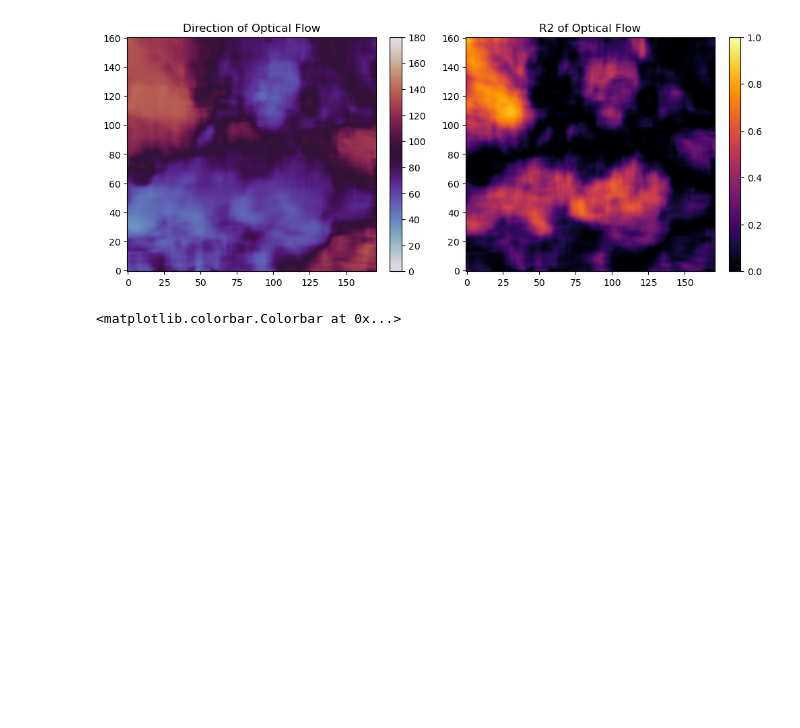
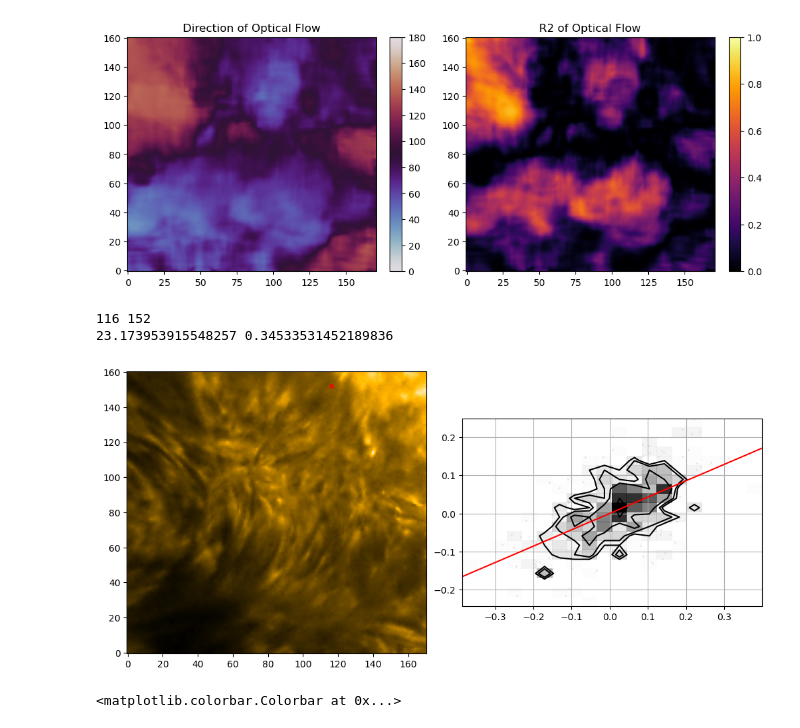
Before and after one commit to yjzhu-solar/EIS_DKIST_SolO, a Jupyter notebook: ipynb/eui/optical_flow/eui_upflow_region_1024_visual_of.ipynb, the cells around one changed output. Drawn from its saved outputs; the diff is of its cells as text; code cells hidden in the pictures; blank space fills up the shorter version.

```diff
--- a/ipynb/eui/optical_flow/eui_upflow_region_1024_visual_of.ipynb
+++ b/ipynb/eui/optical_flow/eui_upflow_region_1024_visual_of.ipynb
@@ -64,7 +59,7 @@ def fit_direction(flow,):
     for ii in range(ny):
         for jj in range(nx):
             flow_x, flow_y = flow[ii,jj,1,:], flow[ii,jj,0,:]
-            p = Polynomial.fit(flow_x, flow_y, 1)
+            p = Polynomial.fit(flow_x, flow_y, 1,)
             r2 = r2_score(flow_y, p(flow_x))
             flow_direction[ii,jj] = np.rad2deg(np.arctan(p.convert().coef[1]))
             flow_direction_r2[ii,jj] = r2
@@ -89,6 +84,22 @@ plt.colorbar(im2)
 # %% [output]
 <matplotlib.colorbar.Colorbar at 0x...>
 [figure]
+# %%
+x_random, y_random = np.random.randint(0,169), np.random.randint(0,159)
+fig, (ax1,ax2) = plt.subplots(1,2,figsize=(10,5),layout='constrained')
+ax1.imshow(denoise(eui_map_seq_coalign_crop[181].data, [5,3], Triangle),origin='lower',
+           aspect=1,cmap='sdoaia171')
+ax1.scatter(x_random, y_random, s=20, c='r', marker='x')
+corner.hist2d(of_east_1_array[y_random,x_random,1,:], of_east_1_array[y_random,x_random,0,:],ax=ax2,)
+ax2.set_aspect('equal', 'box')
+ax2.axline((0,0), slope=np.tan(np.deg2rad(of_east_1_direction[y_random,x_random])), color='r')
+ax2.grid('on')
+print(x_random, y_random)
+print(of_east_1_direction[y_random,x_random], of_east_1_direction_r2[y_random,x_random])
+# %% [output]
+116 152
+23.173953915548257 0.34533531452189836
+[figure, added]
 # %%
 of_east_1_direction_masked = np.copy(of_east_1_direction)
 of_east_1_direction_masked[of_east_1_direction_r2<0.1] = np.nan
```
Also changed, not shown: parts of 10 cells of this notebook, 5 other files.
